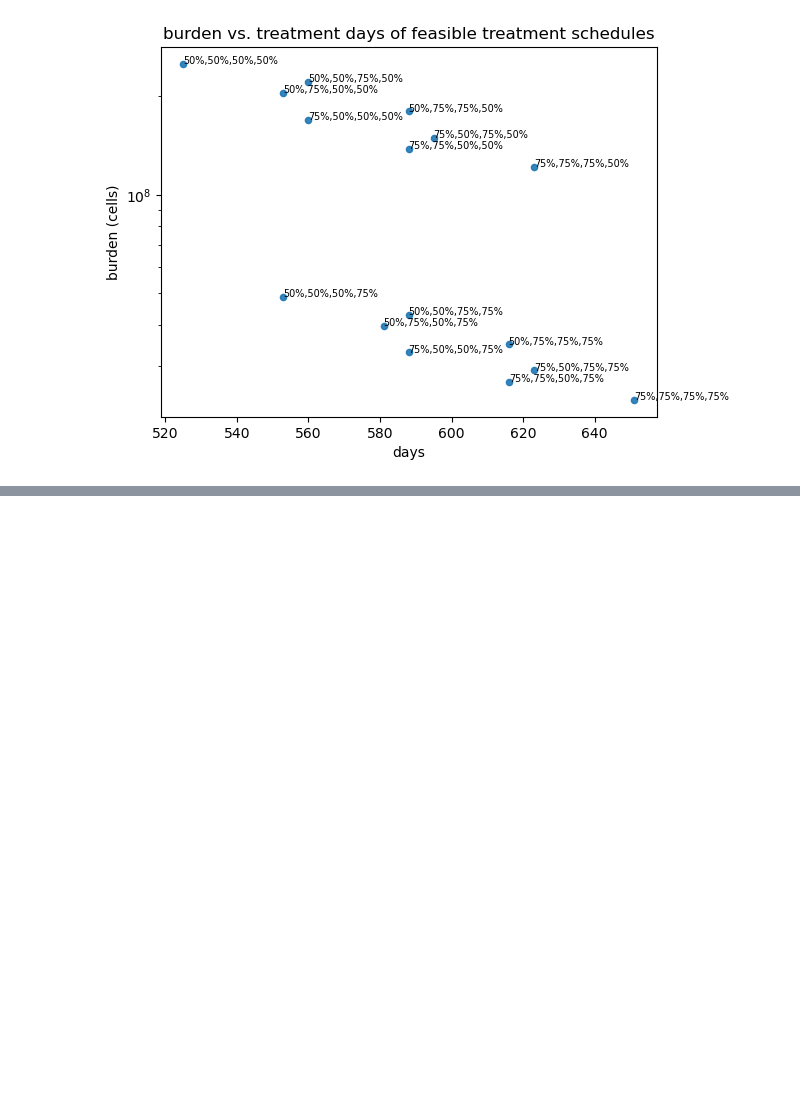
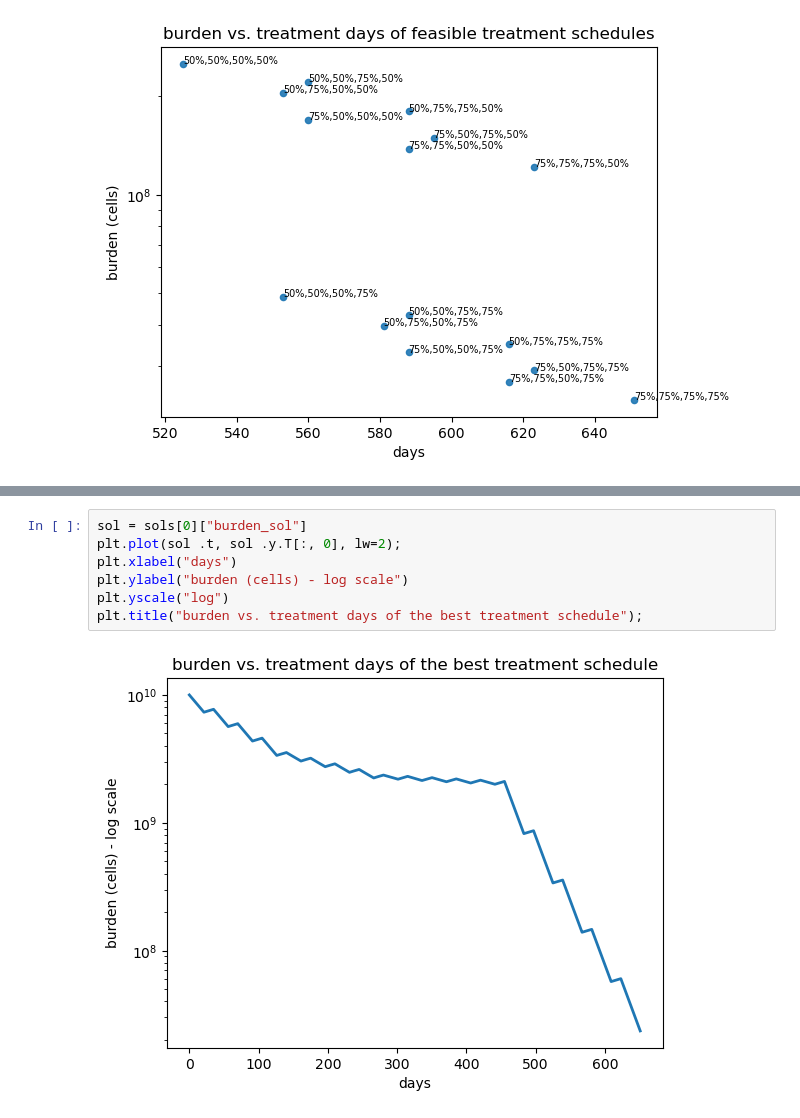
Before and after one commit to tony1747/patient-informed-decision-tool, a Jupyter notebook: main.ipynb, the cells around one changed output, grey strips where cells are left out. Drawn from its saved outputs; the diff is of its cells as text; blank space fills up the shorter version.

```diff
--- a/main.ipynb
+++ b/main.ipynb
@@ -114,0 +118,9 @@ ax.plot(sol .t, sol .y.T[:, 0], color="red", lw=1, alpha=0.5);
+# %%
+sol = sols[0]["burden_sol"]
+plt.plot(sol .t, sol .y.T[:, 0], lw=2);
+plt.xlabel("days")
+plt.ylabel("burden (cells) - log scale")
+plt.yscale("log")
+plt.title("burden vs. treatment days of the best treatment schedule");
+# %% [output]
+[figure, added]
```
Also changed, not shown: parts of 6 cells of this notebook, 2 other files.
